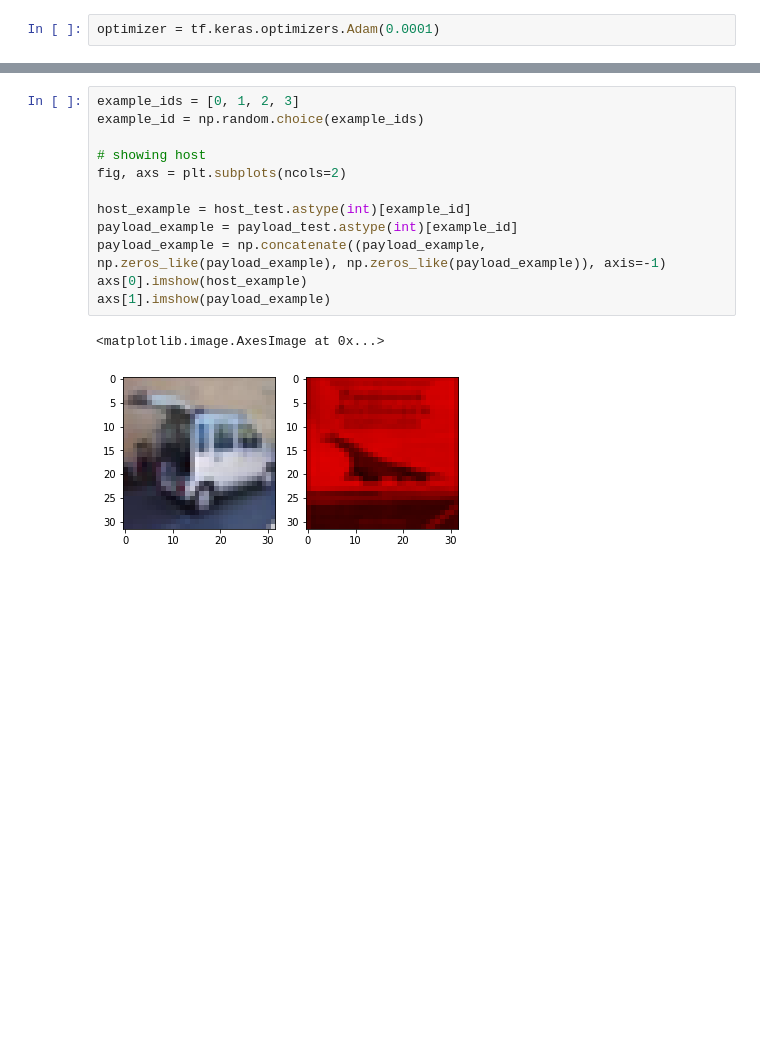
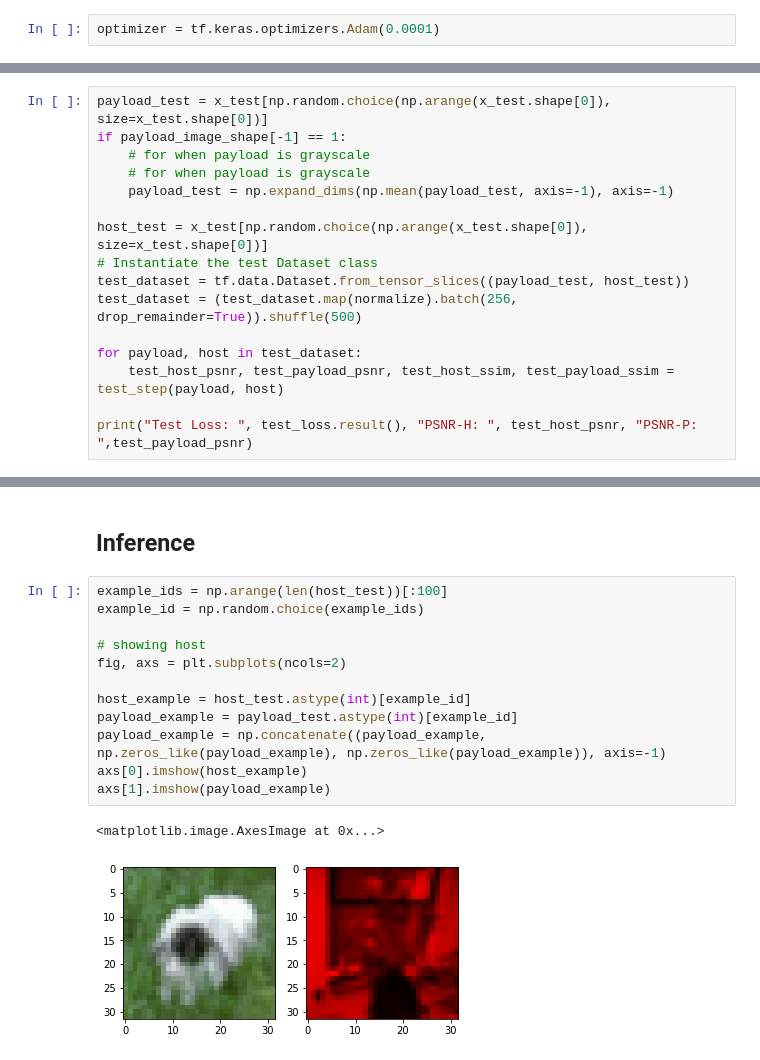
Before and after one commit to saadzia10/Steganography-Deep-Learning, a Jupyter notebook: End-to-end Stegnography-Working-RandomSamplinginBatch.ipynb, the cells around one changed output, grey strips where cells are left out. Drawn from its saved outputs; the diff is of its cells as text; blank space fills up the shorter version.

```diff
--- a/End-to-end Stegnography-Copy1.ipynb
+++ b/End-to-end Stegnography-Working-RandomSamplinginBatch.ipynb
@@ -191,0 +222,16 @@ KeyboardInterrupt:
+# %%
+payload_test = x_test[np.random.choice(np.arange(x_test.shape[0]), size=x_test.shape[0])]
+if payload_image_shape[-1] == 1:
+    # for when payload is grayscale
+    # for when payload is grayscale
+    payload_test = np.expand_dims(np.mean(payload_test, axis=-1), axis=-1)
+
+host_test = x_test[np.random.choice(np.arange(x_test.shape[0]), size=x_test.shape[0])]
+# Instantiate the test Dataset class
+test_dataset = tf.data.Dataset.from_tensor_slices((payload_test, host_test))
+test_dataset = (test_dataset.map(normalize).batch(256, drop_remainder=True)).shuffle(500)
+
+for payload, host in test_dataset:
+    test_host_psnr, test_payload_psnr, test_host_ssim, test_payload_ssim = test_step(payload, host)
+
+print("Test Loss: ", test_loss.result(), "PSNR-H: ", test_host_psnr, "PSNR-P: ",test_payload_psnr)
@@ -192,18 +240,20 @@ KeyboardInterrupt:
+# %% [markdown]
+## Inference
 # %%
-example_ids = [0, 1, 2, 3]
+example_ids = np.arange(len(host_test))[:100]
 example_id = np.random.choice(example_ids)
 
 # showing host
 fig, axs = plt.subplots(ncols=2)
 
 host_example = host_test.astype(int)[example_id]
 payload_example = payload_test.astype(int)[example_id]
 payload_example = np.concatenate((payload_example, np.zeros_like(payload_example), np.zeros_like(payload_example)), axis=-1)
 axs[0].imshow(host_example)
 axs[1].imshow(payload_example)
 # %% [output]
 <matplotlib.image.AxesImage at 0x...>
-[figure, old version]
+[figure, new version]
 # %%
 # showing host
 fig, axs = plt.subplots(ncols=2)
```
Also changed, not shown: parts of 11 cells of this notebook, 4 other files.
